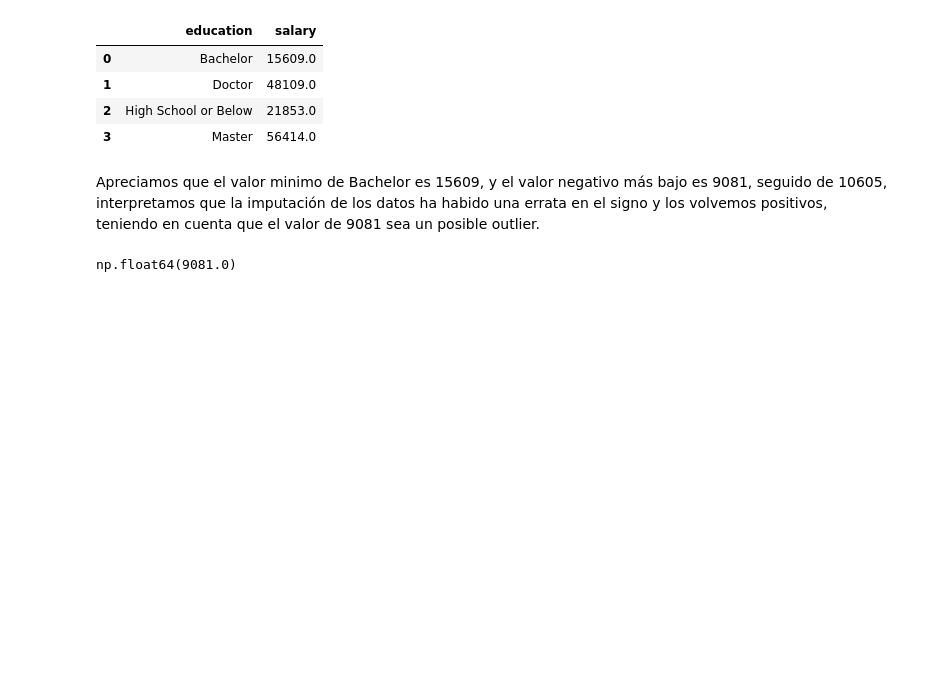
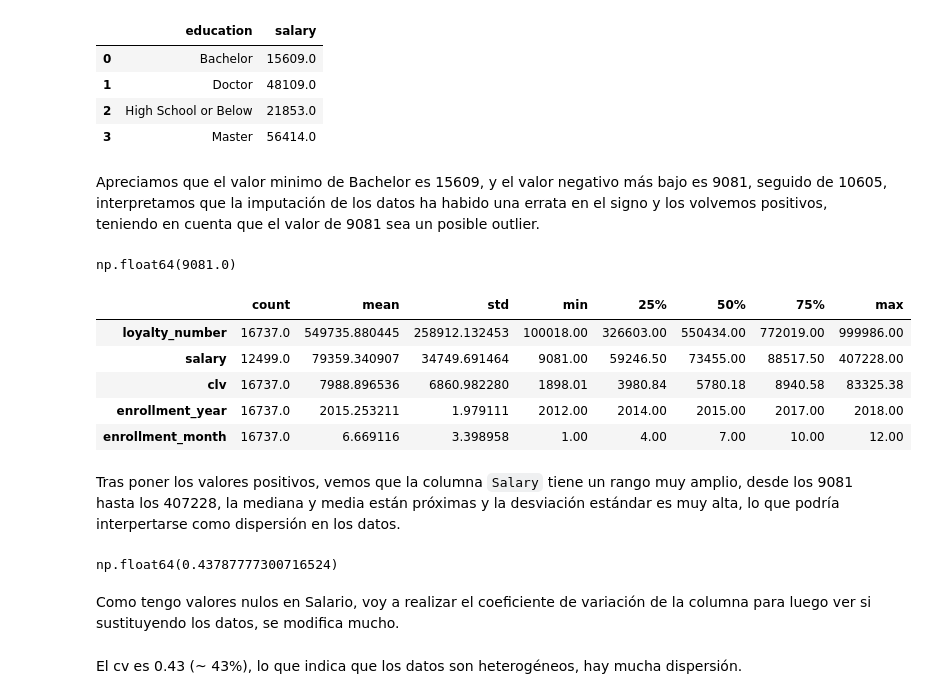
Before and after one commit to Adalab/bda-modulo-3-evaluacion-final-Lumo88-1, a Jupyter notebook: 02 Fase limpieza Datasets.ipynb, the cells around one changed output. Cells and saved outputs as stored; diff of their text form; code cells hidden in the pictures; blank space fills up the shorter version.

Commit message:
Nulos de la Fase 2 realizados

```diff
--- a/02 Fase limpieza Datasets.ipynb
+++ b/02 Fase limpieza Datasets.ipynb
@@ -184,3 +184,24 @@ df_loyalty['salary'] = df_loyalty['salary'].abs()
 df_loyalty['salary'].min()
 # %% [output]
 np.float64(9081.0)
+# %%
+df_loyalty.describe(include=np.number).T
+# %% [output]
+|  | count | mean | std | min | 25% | 50% | 75% | max |
+| loyalty_number | 16737.0 | 549735.880445 | 258912.132453 | 100018.00 | 326603.00 | 550434.00 | 772019.00 | 999986.00 |
+| salary | 12499.0 | 79359.340907 | 34749.691464 | 9081.00 | 59246.50 | 73455.00 | 88517.50 | 407228.00 |
+| clv | 16737.0 | 7988.896536 | 6860.982280 | 1898.01 | 3980.84 | 5780.18 | 8940.58 | 83325.38 |
+| enrollment_year | 16737.0 | 2015.253211 | 1.979111 | 2012.00 | 2014.00 | 2015.00 | 2017.00 | 2018.00 |
+| enrollment_month | 16737.0 | 6.669116 | 3.398958 | 1.00 | 4.00 | 7.00 | 10.00 | 12.00 |
+# %% [markdown]
+Tras poner los valores positivos, vemos que la columna `Salary` tiene un rango muy amplio, desde los 9081 hasta los 407228, la mediana y media están próximas y la desviación estándar es muy alta, lo que podría interpertarse como dispersión en los datos.
+# %%
+cv = df_loyalty["salary"].std()/df_loyalty["salary"].mean()
+
+cv
+# %% [output]
+np.float64(0.43787777300716524)
+# %% [markdown]
+Como tengo valores nulos en Salario, voy a realizar el coeficiente de variación de la columna para luego ver si sustituyendo los datos, se modifica mucho.
+# %% [markdown]
+El cv es 0.43 (~ 43%), lo que indica que los datos son heterogéneos, hay mucha dispersión.
```
Also changed, not shown: parts of 17 cells of this notebook.
